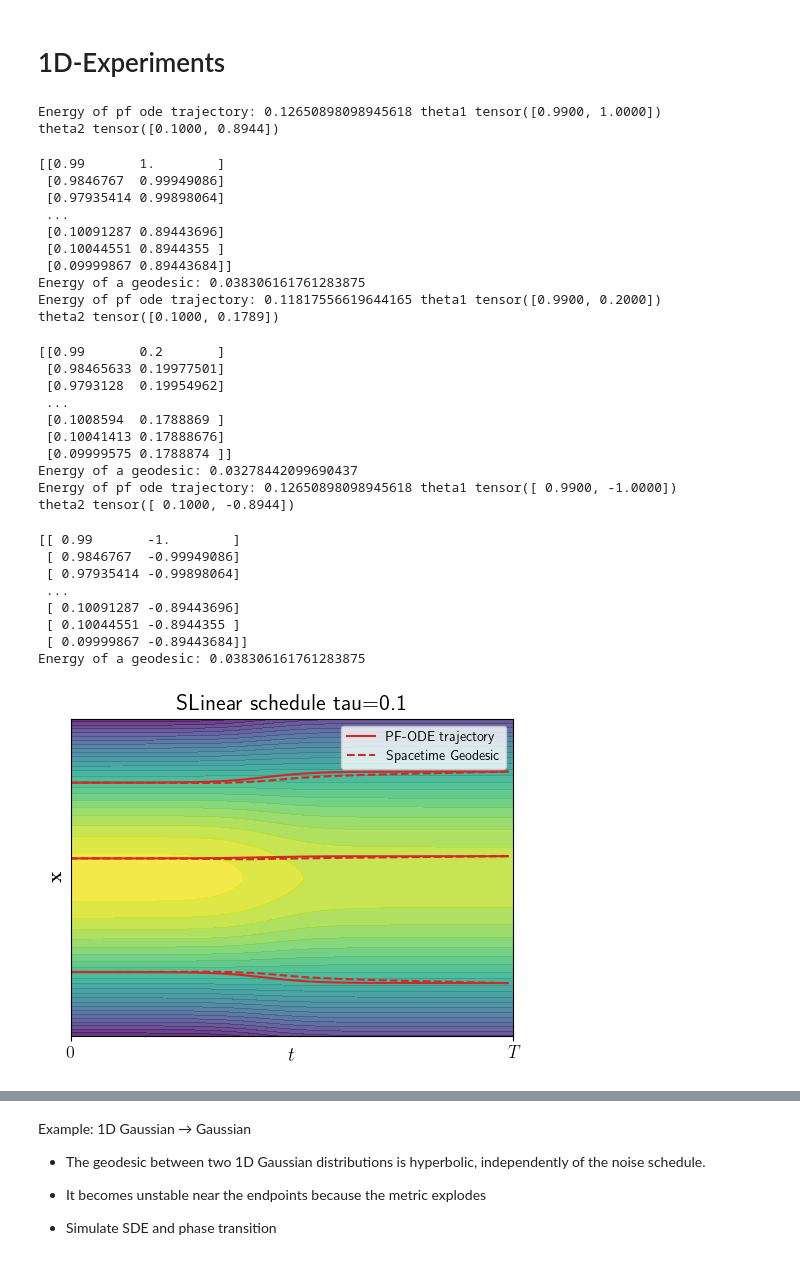
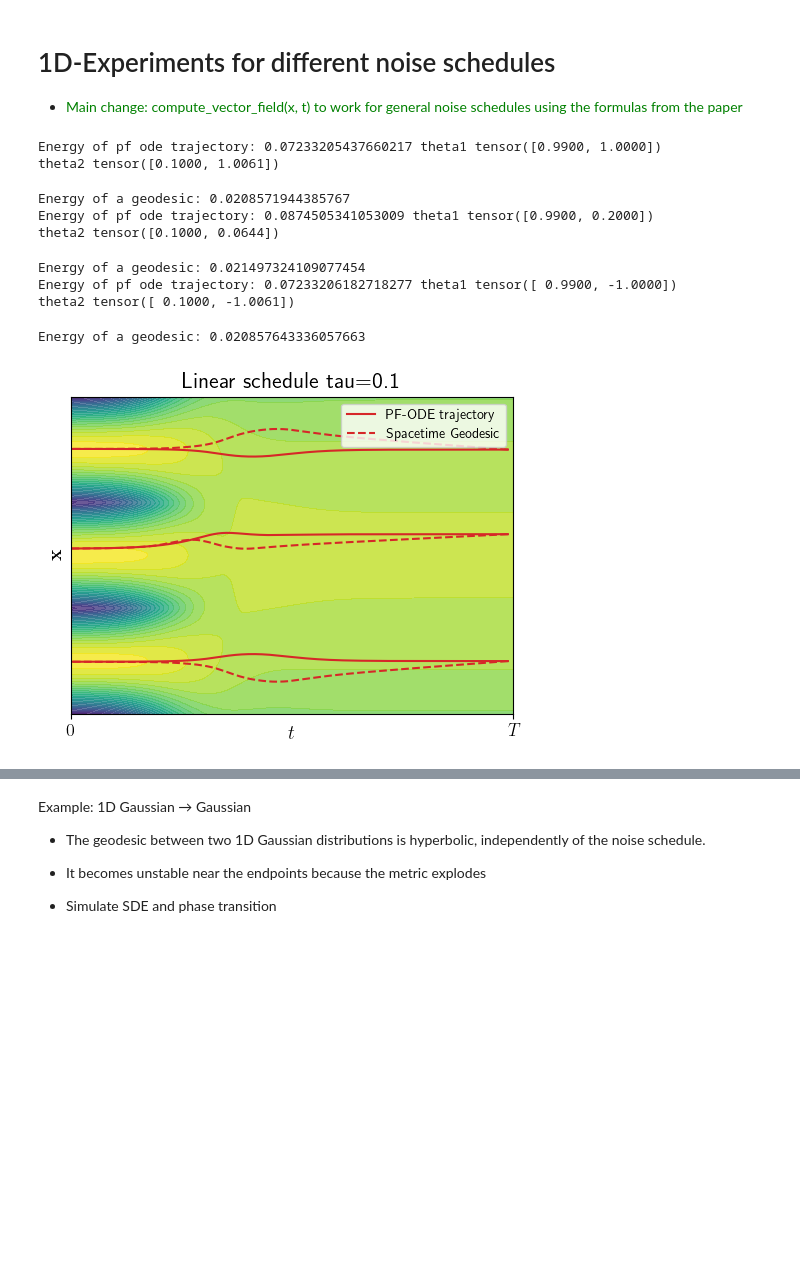
Before and after one commit to MariaEstebanCasadevall/Spacetime-, a Jupyter notebook: toy_experiments/Maria's_experiments/1D Gaussian experiments.ipynb, the cells around one changed output, grey strips where cells are left out. Saved outputs shown, nothing was run; the diff lists cells and outputs as text; code cells hidden in the pictures; blank space fills up the shorter version.

```diff
--- a/toy_experiments/Maria's_experiments/1D Gaussian experiments.ipynb
+++ b/toy_experiments/Maria's_experiments/1D Gaussian experiments.ipynb
@@ -24,8 +29,9 @@ from curves import CubicSpline
 # Matplotlib settings
 plt.rcParams['text.usetex'] = True
 plt.rcParams['text.latex.preamble'] = r'\usepackage{amsfonts}'
-# %% [markdown]
-# 1D-Experiments
+# %% [markdown]
+# 1D-Experiments for different noise schedules
+- <span style="color:green">  Main change: compute_vector_field(x, t) to work for general noise schedules using the formulas from the paper</span>
 # %%
 def gaussian_mixture_density(x, t):
     """Analytical implementation of the marginal log-density at time t"""
@@ -253,7 +259,6 @@ def alpha_sigma(t, T=1.0, kappa=0.3, d=1.0):
     # Apply time change
     tau_t = tau(t, kappa=kappa, d=d)
 
-    # Base linear-in-variance schedule using τ(t) instead of t
     sigma2_t = tau_t
     sigma_t = sigma2_t
     alpha_t = 1.0 - sigma2_t
@@ -283,25 +288,14 @@ def alpha_sigma(t, T=1.0):
 
     return alpha_t, sigma_t
 
-def alpha_sigma(t, T=1.0):
-    """
-    Forward process parameters for a Variance-Preserving (VP) SDE
-    with a *linear-in-noise-variance* schedule..
-    """
-    sigma2_t = t / T
-    sigma_t = torch.sqrt(sigma2_t)
-    alpha_t = torch.sqrt(1.0 - sigma2_t)
-
-    return alpha_t, sigma_t
-
 
 def alpha_sigma(t, s=0.008):
     """
-    Cosine noise schedule from 'Improved Denoising Diffusion Probabilistic Models' (Nichol & Dhariwal, 2021).
+    Cosine noise schedule from 'Improved Denoising Diffusion Probabilistic Models'.
 
     Args:
         t: torch.Tensor with values in [0, 1]
-        s: small offset to avoid singularities (default 0.008)
+        s: small offset to avoid singularities
 
     Returns:
         alpha_t, sigma_t : tensors of same shape as t
@@ -328,17 +322,12 @@ Hyperparameters
 LAMBDA_MIN, LAMBDA_MAX = -10, 10
 num_discretization_points = 10
 num_optimization_steps = 200
-#original_means = torch.tensor([0], dtype=torch.float32) #0,0,0   #-1,1,0
-#original_variance = torch.tensor(0.5, dtype=torch.float32) #0.4
-#weights = torch.tensor([1], dtype=torch.float32)
+
 
 original_means = torch.tensor([-1,0,1], dtype=torch.float32) #0,0,0   #-1,1,0
 original_variance = torch.tensor(0.01, dtype=torch.float32) #0.4
 weights = torch.tensor([1/3,1/3,1/3], dtype=torch.float32)
 
-original_means = torch.tensor([0], dtype=torch.float32) #0,0,0   #-1,1,0
-original_variance = torch.tensor(0.8, dtype=torch.float32) #0.4
-weights = torch.tensor([1], dtype=torch.float32)
 
 '''
 ---------------
@@ -351,65 +340,41 @@ def alpha_sigma(t, T=1.0, kappa=0.9, d=1.0):
     Variance-preserving linear noise schedule composed with
     the nonlinear time change τ(t).
     """
-    # Apply time change
     tau_t = tau(t, kappa=kappa, d=d)
-
-    # Base linear-in-variance schedule using τ(t) instead of t
     sigma2_t = tau_t
     sigma_t = sigma2_t
     alpha_t = 1.0 - sigma2_t
 
     return alpha_t, sigma_t
 
 def alpha_sigma(t):
     lambda_t = log_SNR(t)
     alpha_t = torch.sigmoid(lambda_t).sqrt()
     sigma_t = torch.sigmoid(-lambda_t).sqrt()
     return alpha_t, sigma_t
 
 
 fig, ax = plt.subplots(figsize=(5, 4))
 t_min = 0.1
 visualize_density(ax)
 plot_ode_geodesics(torch.tensor([[1.], [0.2], [-1]]))
 ax.legend()
 ax.set_xlim((t_min, 1))
 ax.set_xticks([t_min, 1], [r'$0$', r'$T$'], fontsize=13)
 ax.set_yticks([])
 ax.set_xlabel(r'$t$', fontsize=14, labelpad=-10)
 ax.set_ylabel(r'$\mathbf{x}$', fontsize=14)
-ax.set_title('SLinear schedule tau=0.1', fontsize=16)
+ax.set_title('Linear schedule tau=0.1', fontsize=16)
 plt.tight_layout()
 plt.show()
 # %% [output]
-Energy of pf ode trajectory: 0.12650898098945618 theta1 tensor([0.9900, 1.0000])
-theta2 tensor([0.1000, 0.8944])
+Energy of pf ode trajectory: 0.07233205437660217 theta1 tensor([0.9900, 1.0000])
+theta2 tensor([0.1000, 1.0061])
-[[0.99       1.        ]
- [0.9846767  0.99949086]
- [0.97935414 0.99898064]
- ...
- [0.10091287 0.89443696]
- [0.10044551 0.8944355 ]
- [0.09999867 0.89443684]]
-Energy of a geodesic: 0.038306161761283875
-Energy of pf ode trajectory: 0.11817556619644165 theta1 tensor([0.9900, 0.2000])
-theta2 tensor([0.1000, 0.1789])
+Energy of a geodesic: 0.0208571944385767
+Energy of pf ode trajectory: 0.0874505341053009 theta1 tensor([0.9900, 0.2000])
+theta2 tensor([0.1000, 0.0644])
-[[0.99       0.2       ]
- [0.98465633 0.19977501]
- [0.9793128  0.19954962]
- ...
- [0.1008594  0.1788869 ]
- [0.10041413 0.17888676]
- [0.09999575 0.1788874 ]]
-Energy of a geodesic: 0.03278442099690437
-Energy of pf ode trajectory: 0.12650898098945618 theta1 tensor([ 0.9900, -1.0000])
-theta2 tensor([ 0.1000, -0.8944])
+Energy of a geodesic: 0.021497324109077454
+Energy of pf ode trajectory: 0.07233206182718277 theta1 tensor([ 0.9900, -1.0000])
+theta2 tensor([ 0.1000, -1.0061])
-[[ 0.99       -1.        ]
- [ 0.9846767  -0.99949086]
- [ 0.97935414 -0.99898064]
- ...
- [ 0.10091287 -0.89443696]
- [ 0.10044551 -0.8944355 ]
- [ 0.09999867 -0.89443684]]
-Energy of a geodesic: 0.038306161761283875
+Energy of a geodesic: 0.020857643336057663
-[figure, old version]
+[figure, new version]
```
Also changed, not shown: parts of 27 cells of this notebook, 2 other files.
